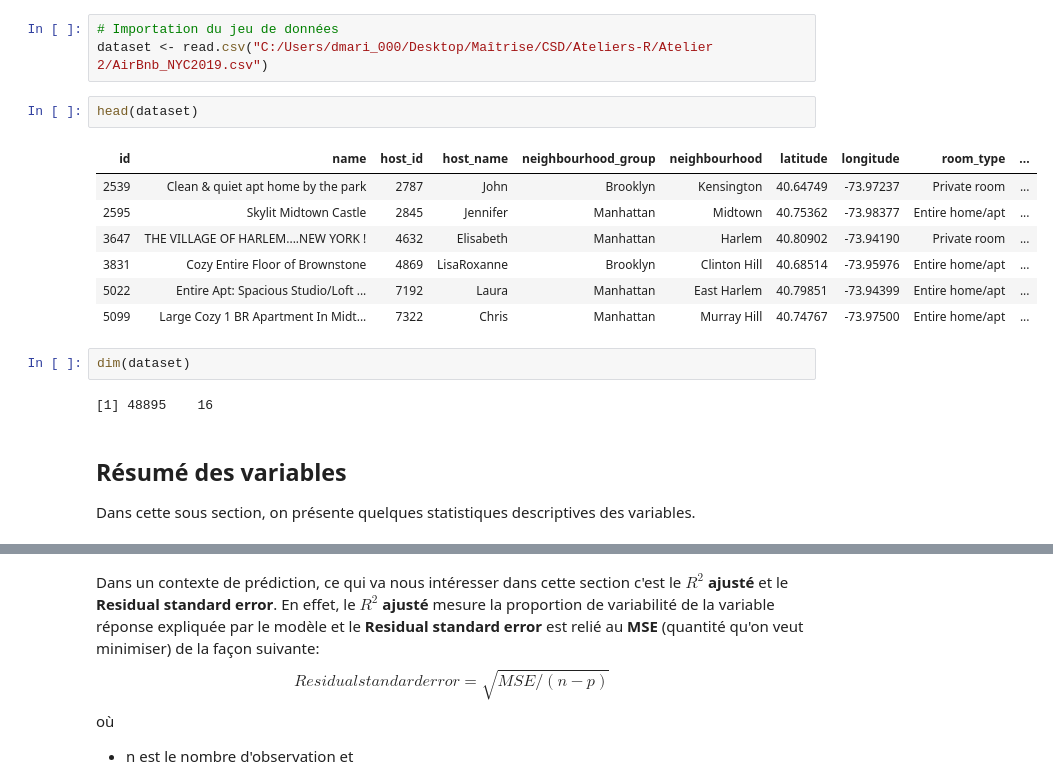
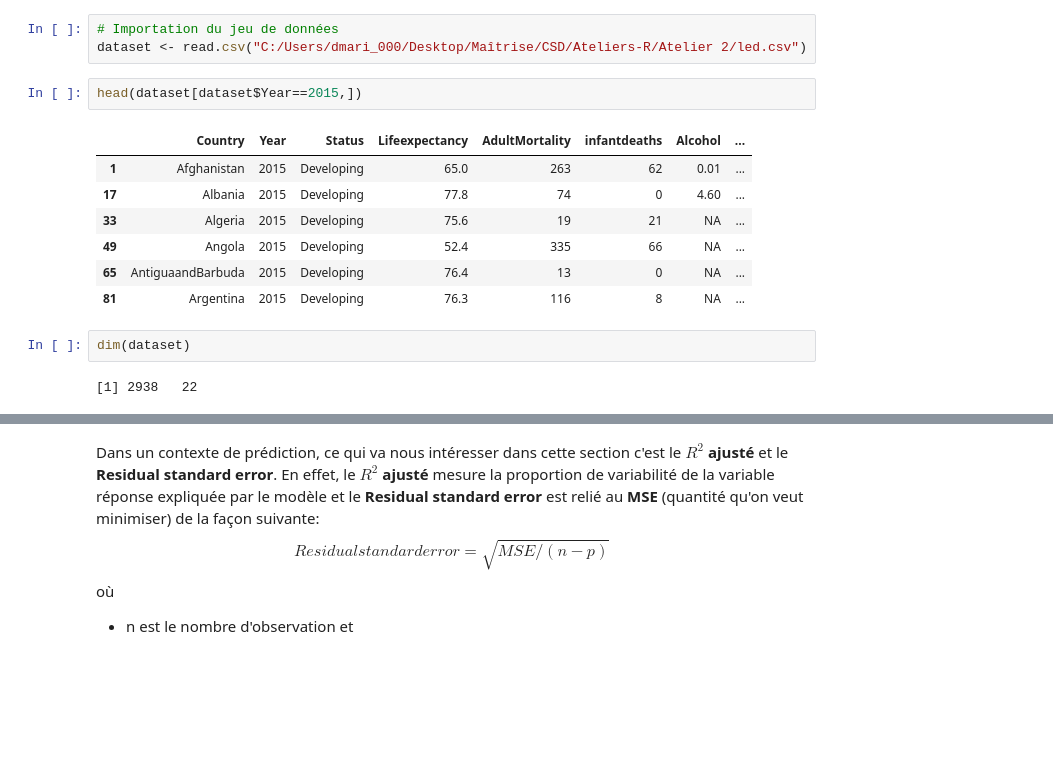
Before and after one commit to csdschec/education, a Jupyter notebook: R/Atelier_2_R.ipynb, the cells around one changed output, grey strips where cells are left out. Saved outputs shown, nothing was run; the diff lists cells and outputs as text; blank space fills up the shorter version.

Commit message:
updates atelier 2
nouveau fichier
nouveau dataset

```diff
--- a/R/Atelier_2_R.ipynb
+++ b/R/Atelier_2_R.ipynb
@@ -67,20 +68,17 @@ Supposons qu'on veuille prédire le prix d'un AirBnb à NYC en fonction de certa
 # %%
 # Importation du jeu de données
-dataset <- read.csv("C:/Users/dmari_000/Desktop/Maîtrise/CSD/Ateliers-R/Atelier 2/AirBnb_NYC2019.csv")
+dataset <- read.csv("C:/Users/dmari_000/Desktop/Maîtrise/CSD/Ateliers-R/Atelier 2/led.csv")
 # %%
-head(dataset)
+head(dataset[dataset$Year==2015,])
 # %% [output]
-| id | name | host_id | host_name | neighbourhood_group | neighbourhood | latitude | longitude | room_type | ... |
-| 2539 | Clean & quiet apt home by the park | 2787 | John | Brooklyn | Kensington | 40.64749 | -73.97237 | Private room | ... |
-| 2595 | Skylit Midtown Castle | 2845 | Jennifer | Manhattan | Midtown | 40.75362 | -73.98377 | Entire home/apt | ... |
-| 3647 | THE VILLAGE OF HARLEM....NEW YORK ! | 4632 | Elisabeth | Manhattan | Harlem | 40.80902 | -73.94190 | Private room | ... |
-| 3831 | Cozy Entire Floor of Brownstone | 4869 | LisaRoxanne | Brooklyn | Clinton Hill | 40.68514 | -73.95976 | Entire home/apt | ... |
-| 5022 | Entire Apt: Spacious Studio/Loft ... | 7192 | Laura | Manhattan | East Harlem | 40.79851 | -73.94399 | Entire home/apt | ... |
-| 5099 | Large Cozy 1 BR Apartment In Midt... | 7322 | Chris | Manhattan | Murray Hill | 40.74767 | -73.97500 | Entire home/apt | ... |
+|  | Country | Year | Status | Lifeexpectancy | AdultMortality | infantdeaths | Alcohol | ... |
+| 1 | Afghanistan | 2015 | Developing | 65.0 | 263 | 62 | 0.01 | ... |
+| 17 | Albania | 2015 | Developing | 77.8 | 74 | 0 | 4.60 | ... |
+| 33 | Algeria | 2015 | Developing | 75.6 | 19 | 21 | NA | ... |
+| 49 | Angola | 2015 | Developing | 52.4 | 335 | 66 | NA | ... |
+| 65 | AntiguaandBarbuda | 2015 | Developing | 76.4 | 13 | 0 | NA | ... |
+| 81 | Argentina | 2015 | Developing | 76.3 | 116 | 8 | NA | ... |
 # %%
 dim(dataset)
 # %% [output]
-[1] 48895    16
+[1] 2938   22
-# %% [markdown]
-## Résumé des variables
-Dans cette sous section, on présente quelques statistiques descriptives des variables.
```
Also changed, not shown: parts of 87 cells of this notebook, 1 other file.
